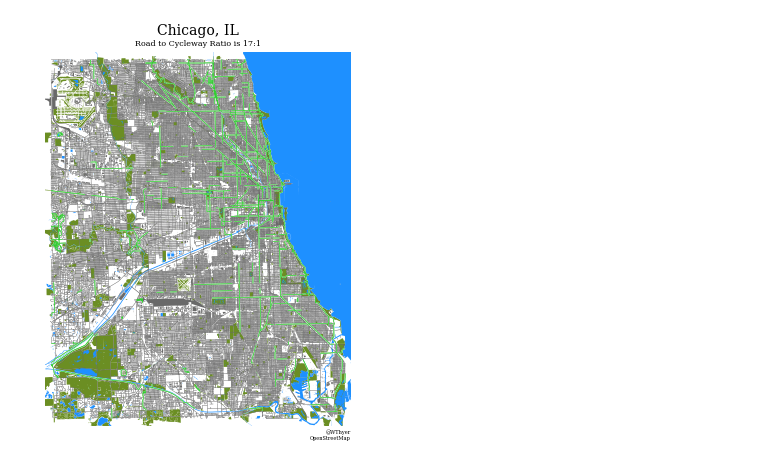
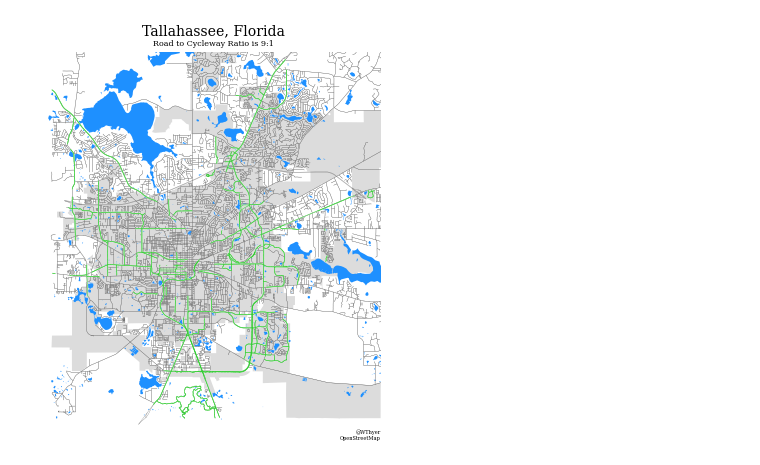
Before and after one commit to WilliamThyer/CityMapper, a Jupyter notebook: bike_networks.ipynb, the cells around one changed output. Cells and saved outputs as stored; diff of their text form; code cells hidden in the pictures.

```diff
--- a/bike_networks.ipynb
+++ b/bike_networks.ipynb
@@ -6,15 +6,15 @@ import matplotlib.pyplot as plt
 %autoreload 2
 # %%
 %%capture
-
-city_name = 'Chicago, IL'
+city_name = 'Tallahassee, Florida'
 bnx = bike_networks.BikeNetworkMapper(city_name)
-bnx.get_city()
+bnx.get_city(
+    city_elements={'buildings':False,'green':False}
+    )
 # %%
 fig,ax = bnx.plot_cycleways(
     signature=True,
-    colors = {'city_area':None},
-    save_figure=False,
+    save_figure=True,
     extension=['png','pdf'])
 # %% [output]
-[figure, old version]
+[figure, new version]
```
Also changed, not shown: 1 other file.
